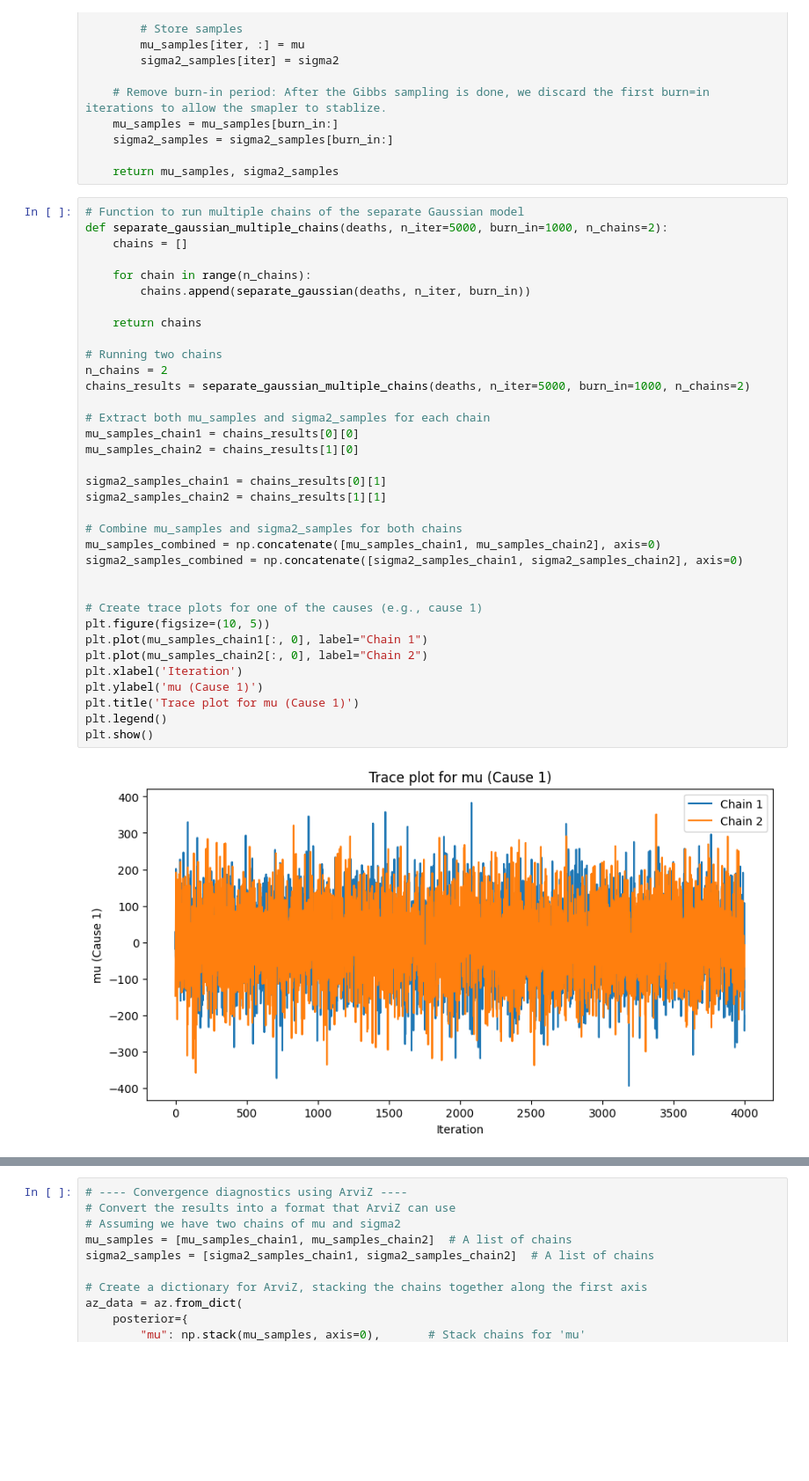
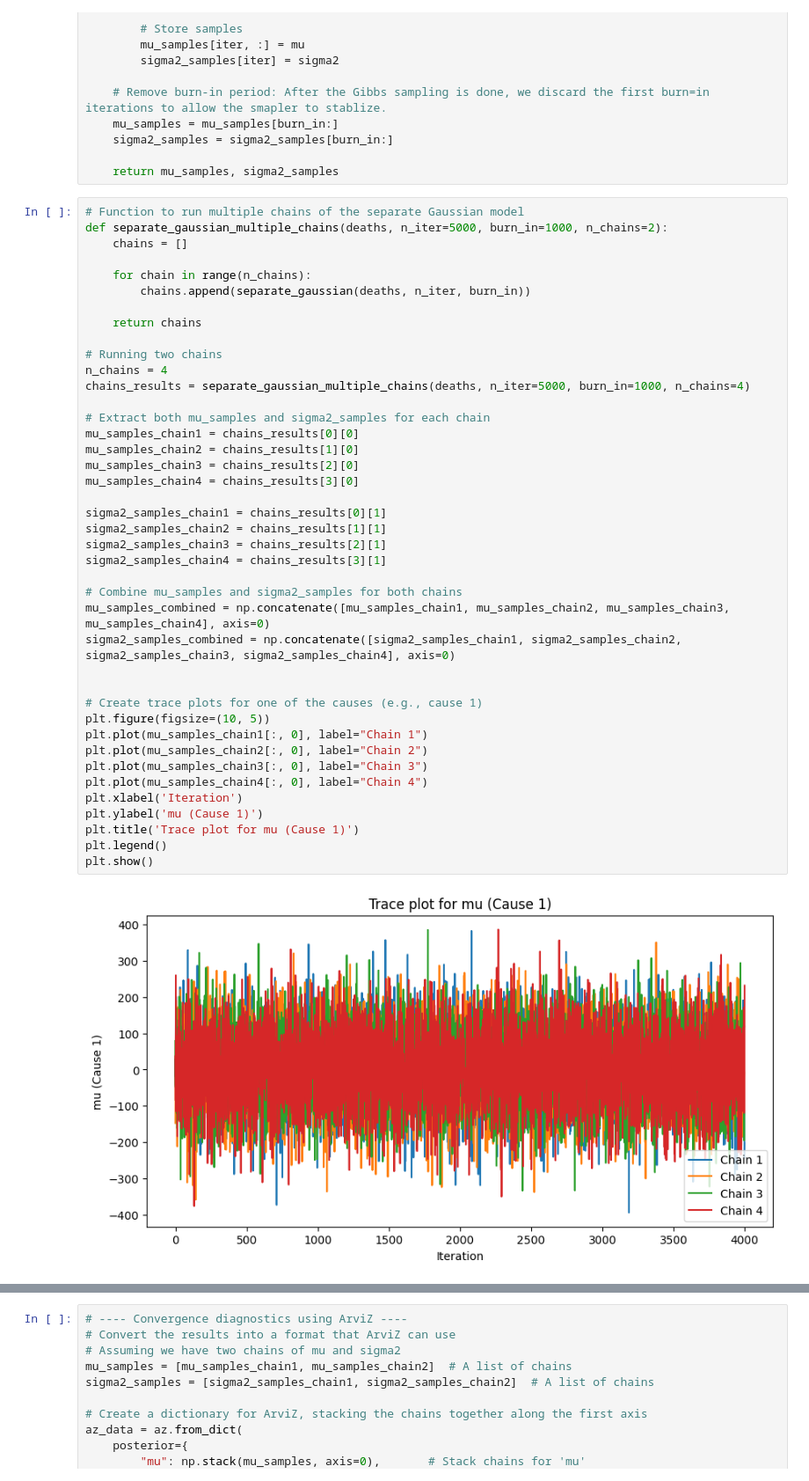
Before and after one commit to venkatanadikatla/pytorch, a Jupyter notebook: Hierarchical_Normal_Model_&_Gibbs_Sampling.ipynb, the cells around one changed output, grey strips where cells are left out. Shown at 88% size. Cells and saved outputs as stored; diff of their text form; blank space fills up the shorter version.

```diff
--- a/Hierarchical_Normal_Model_&_Gibbs_Sampling.ipynb
+++ b/Hierarchical_Normal_Model_&_Gibbs_Sampling.ipynb
@@ -101,38 +101,44 @@ def separate_gaussian(deaths, n_iter=5000, burn_in=1000):
 def separate_gaussian_multiple_chains(deaths, n_iter=5000, burn_in=1000, n_chains=2):
     chains = []
 
     for chain in range(n_chains):
         chains.append(separate_gaussian(deaths, n_iter, burn_in))
 
     return chains
 
 # Running two chains
-n_chains = 2
-chains_results = separate_gaussian_multiple_chains(deaths, n_iter=5000, burn_in=1000, n_chains=2)
+n_chains = 4
+chains_results = separate_gaussian_multiple_chains(deaths, n_iter=5000, burn_in=1000, n_chains=4)
 
 # Extract both mu_samples and sigma2_samples for each chain
 mu_samples_chain1 = chains_results[0][0]
 mu_samples_chain2 = chains_results[1][0]
+mu_samples_chain3 = chains_results[2][0]
+mu_samples_chain4 = chains_results[3][0]
 
 sigma2_samples_chain1 = chains_results[0][1]
 sigma2_samples_chain2 = chains_results[1][1]
+sigma2_samples_chain3 = chains_results[2][1]
+sigma2_samples_chain4 = chains_results[3][1]
 
 # Combine mu_samples and sigma2_samples for both chains
-mu_samples_combined = np.concatenate([mu_samples_chain1, mu_samples_chain2], axis=0)
-sigma2_samples_combined = np.concatenate([sigma2_samples_chain1, sigma2_samples_chain2], axis=0)
+mu_samples_combined = np.concatenate([mu_samples_chain1, mu_samples_chain2, mu_samples_chain3, mu_samples_chain4], axis=0)
+sigma2_samples_combined = np.concatenate([sigma2_samples_chain1, sigma2_samples_chain2, sigma2_samples_chain3, sigma2_samples_chain4], axis=0)
 
 
 # Create trace plots for one of the causes (e.g., cause 1)
 plt.figure(figsize=(10, 5))
 plt.plot(mu_samples_chain1[:, 0], label="Chain 1")
 plt.plot(mu_samples_chain2[:, 0], label="Chain 2")
+plt.plot(mu_samples_chain3[:, 0], label="Chain 3")
+plt.plot(mu_samples_chain4[:, 0], label="Chain 4")
 plt.xlabel('Iteration')
 plt.ylabel('mu (Cause 1)')
 plt.title('Trace plot for mu (Cause 1)')
 plt.legend()
 plt.show()
 # %% [output]
-[figure, old version]
+[figure, new version]
 # %%
 # Posterior means of mu for each cause (from the first chain)
 print("Posterior distribution of the mean of annual deaths for the 5 causes (from Gibbs sampling):")
```
Also changed, not shown: parts of 2 cells of this notebook.
